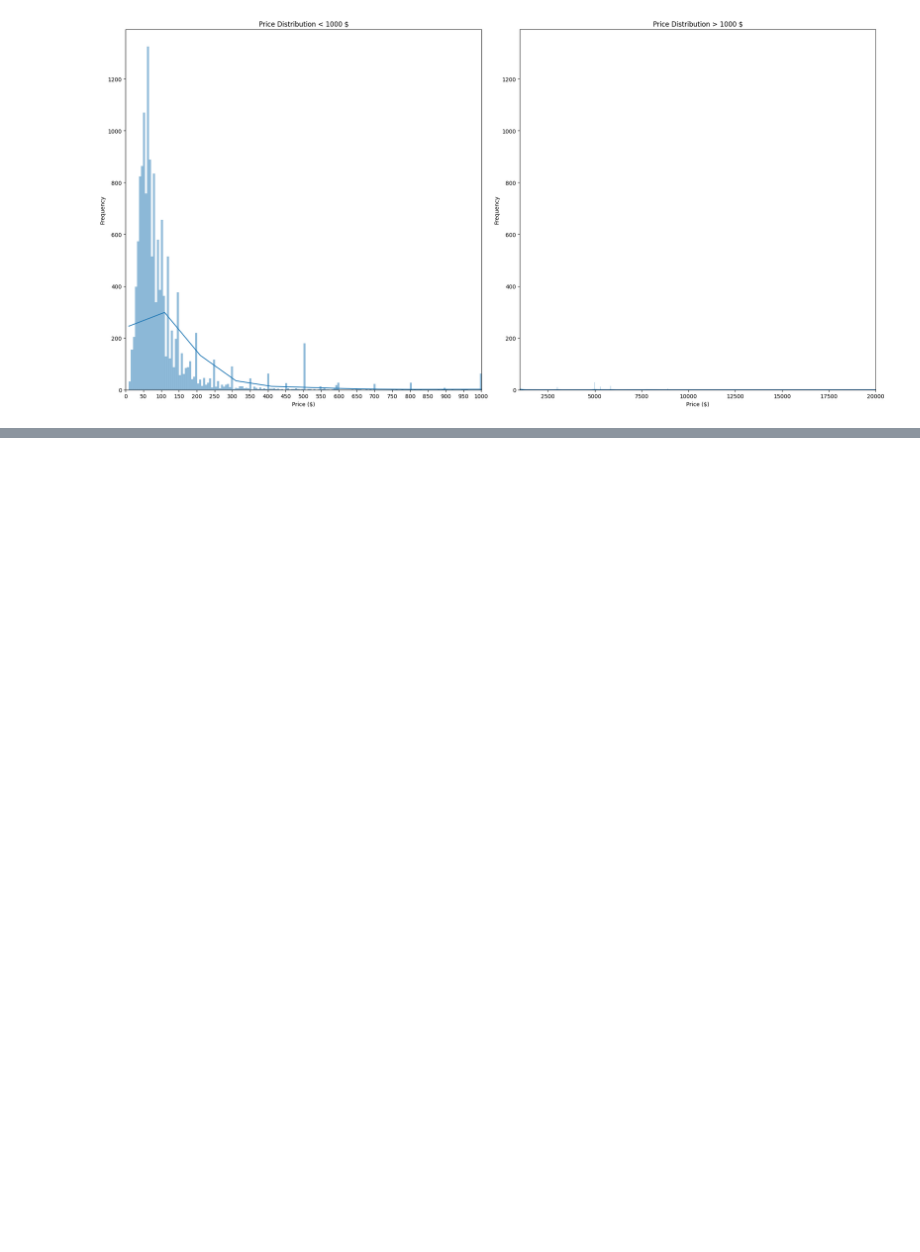
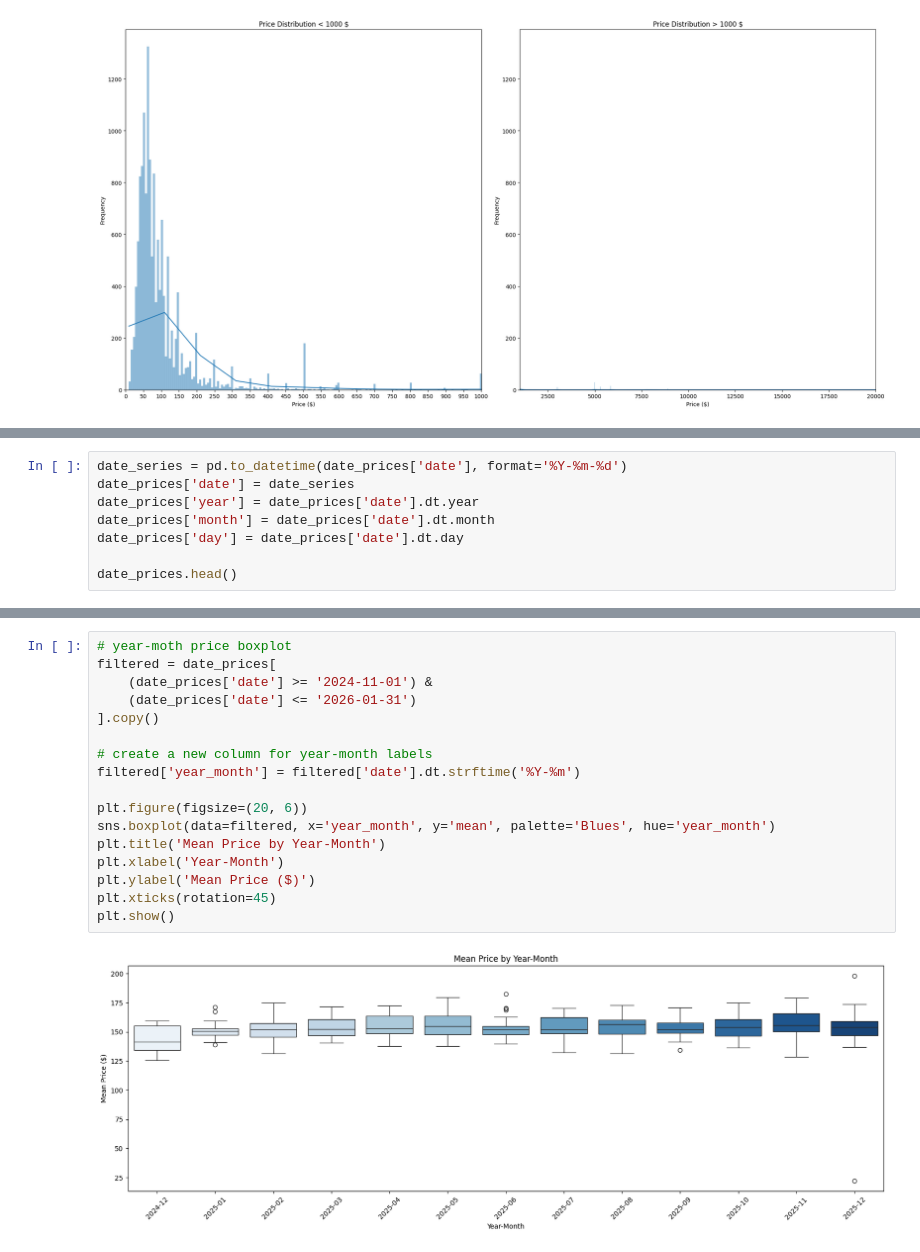
Before and after one commit to psiku/IUM-long-stay-insights, a Jupyter notebook: notebooks/data_v1_preprocessing.ipynb, the cells around one changed output, grey strips where cells are left out. Drawn from its saved outputs; the diff is of its cells as text; blank space fills up the shorter version.

```diff
--- a/notebooks/data_v1_preprocessing.ipynb
+++ b/notebooks/data_v1_preprocessing.ipynb
@@ -311,0 +336,8 @@ calendar_dataframe.head(5)
+# %%
+date_series = pd.to_datetime(date_prices['date'], format='%Y-%m-%d')
+date_prices['date'] = date_series
+date_prices['year'] = date_prices['date'].dt.year
+date_prices['month'] = date_prices['date'].dt.month
+date_prices['day'] = date_prices['date'].dt.day
+
+date_prices.head()
@@ -311,0 +351,19 @@ calendar_dataframe.head(5)
+# %%
+# year-moth price boxplot
+filtered = date_prices[
+    (date_prices['date'] >= '2024-11-01') &
+    (date_prices['date'] <= '2026-01-31')
+].copy()
+
+# create a new column for year-month labels
+filtered['year_month'] = filtered['date'].dt.strftime('%Y-%m')
+
+plt.figure(figsize=(20, 6))
+sns.boxplot(data=filtered, x='year_month', y='mean', palette='Blues', hue='year_month')
+plt.title('Mean Price by Year-Month')
+plt.xlabel('Year-Month')
+plt.ylabel('Mean Price ($)')
+plt.xticks(rotation=45)
+plt.show()
+# %% [output]
+[figure, added]
```
Also changed, not shown: parts of 57 cells of this notebook, 2 other files.
